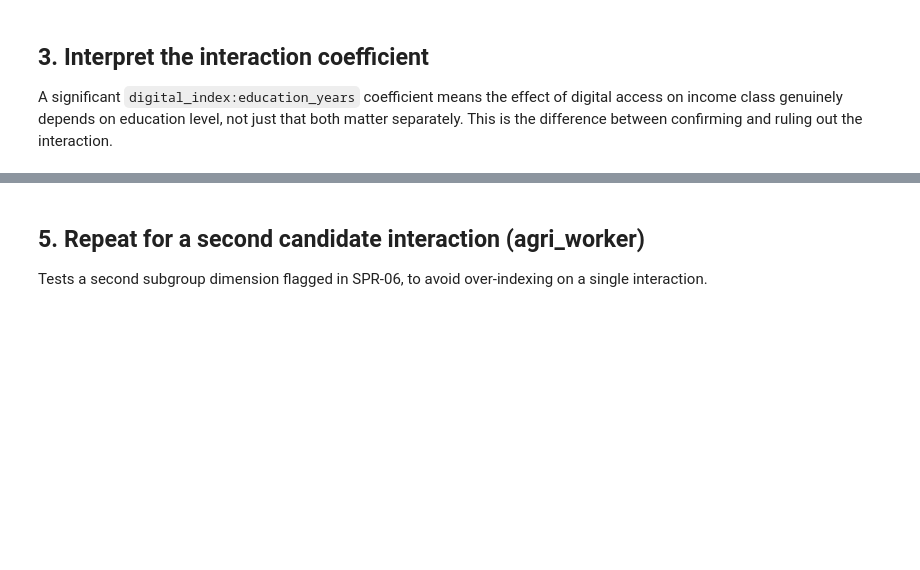
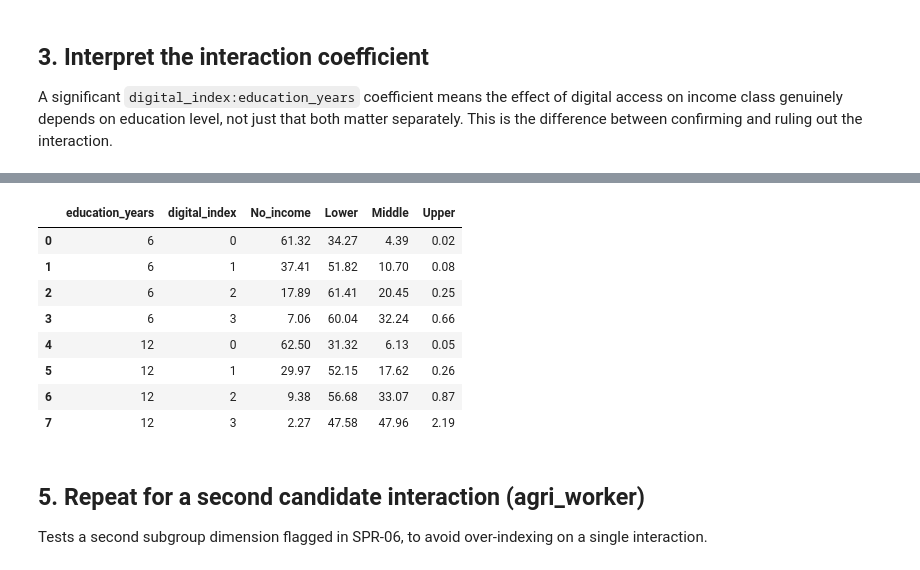
Before and after one commit to Sakhiur2022/Signal, a Jupyter notebook: notebooks/07_interaction_analysis/01_interaction_analysis.ipynb, the cells around one changed output, grey strips where cells are left out. Saved outputs shown, nothing was run; the diff lists cells and outputs as text; code cells hidden in the pictures; blank space fills up the shorter version.

```diff
--- a/notebooks/07_interaction_analysis/01_interaction_analysis.ipynb
+++ b/notebooks/07_interaction_analysis/01_interaction_analysis.ipynb
@@ -201,0 +318,73 @@ plt.show()
+# %%
+# Predicted income probabilities:
+# Digital Index = 0, 1, 2, 3
+# Education = 6 years vs 12 years
+
+from IPython.display import display
+
+digital_levels = [0, 1, 2, 3]
+education_levels = [6, 12]
+
+# Use typical values for the control variables
+base_values = {
+    'age': df['age'].median(),
+    'weekly_workhours': df['weekly_workhours'].median(),
+    'gender_male': df['gender_male'].median(),
+    'disabled': df['disabled'].median(),
+    'agri_worker': df['agri_worker'].median(),
+    'social_participation_index':
+        df['social_participation_index'].median()
+}
+
+rows = []
+
+for edu in education_levels:
+
+    for digital in digital_levels:
+
+        row = {
+            'digital_index': digital,
+            'education_years': edu,
+            **base_values
+        }
+
+        rows.append(row)
+
+
+# Prediction dataframe in ORIGINAL units
+pred_raw = pd.DataFrame(rows)
+
+# Make a copy to scale for the model
+pred_scaled = pred_raw.copy()
+
+# Apply the SAME scaler used when training the model
+pred_scaled[continuous_cols] = scaler.transform(
+    pred_scaled[continuous_cols]
+)
+
+# Predict probabilities
+pred_probs = result.predict(pred_scaled)
+
+
+# Create readable output table
+probability_table = pred_raw[
+    ['education_years', 'digital_index']
+].copy()
+
+probability_table['No_income'] = pred_probs[0].values
+probability_table['Lower'] = pred_probs[1].values
+probability_table['Middle'] = pred_probs[2].values
+probability_table['Upper'] = pred_probs[3].values
+
+
+# Convert probabilities to percentages
+for col in ['No_income', 'Lower', 'Middle', 'Upper']:
+    probability_table[col] = (
+        probability_table[col] * 100
+    ).round(2)
+
+
+print("Predicted probability (%) by education and digital access")
+
+display(probability_table)
+# %% [output]
@@ -202,3 +392,12 @@ plt.show()
+|  | education_years | digital_index | No_income | Lower | Middle | Upper |
+| 0 | 6 | 0 | 61.32 | 34.27 | 4.39 | 0.02 |
+| 1 | 6 | 1 | 37.41 | 51.82 | 10.70 | 0.08 |
+| 2 | 6 | 2 | 17.89 | 61.41 | 20.45 | 0.25 |
+| 3 | 6 | 3 | 7.06 | 60.04 | 32.24 | 0.66 |
+| 4 | 12 | 0 | 62.50 | 31.32 | 6.13 | 0.05 |
+| 5 | 12 | 1 | 29.97 | 52.15 | 17.62 | 0.26 |
+| 6 | 12 | 2 | 9.38 | 56.68 | 33.07 | 0.87 |
+| 7 | 12 | 3 | 2.27 | 47.58 | 47.96 | 2.19 |
 # %% [markdown]
 ## 5. Repeat for a second candidate interaction (agri_worker)
 Tests a second subgroup dimension flagged in SPR-06, to avoid over-indexing on a single interaction.
```
Also changed, not shown: parts of 8 cells of this notebook.
